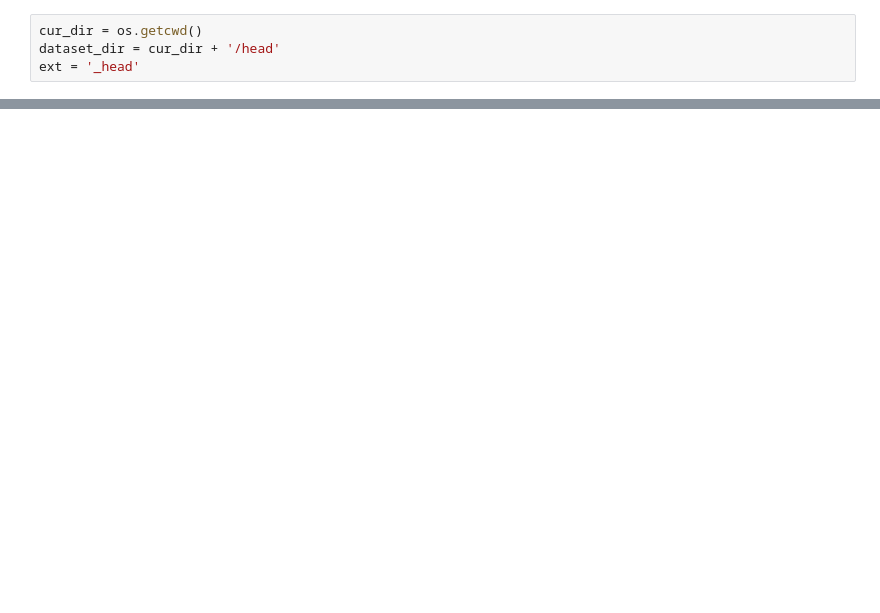
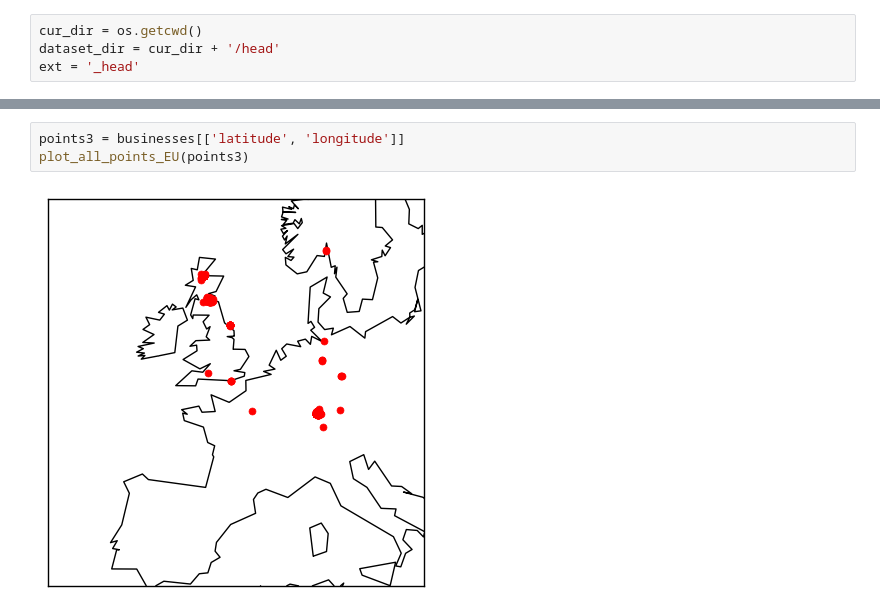
Before and after one commit to adgilbert/collaborative-filtering, a Jupyter notebook: GetFeatures.ipynb, the cells around one changed output, grey strips where cells are left out. Saved outputs shown, nothing was run; the diff lists cells and outputs as text; blank space fills up the shorter version.

```diff
--- a/GetFeatures.ipynb
+++ b/GetFeatures.ipynb
@@ -54,0 +188,5 @@ get_all_cities(businesses)
+# %%
+points3 = businesses[['latitude', 'longitude']]
+plot_all_points_EU(points3)
+# %% [output]
+[figure, added]
```
Also changed, not shown: parts of 26 cells of this notebook, 5 other files.
